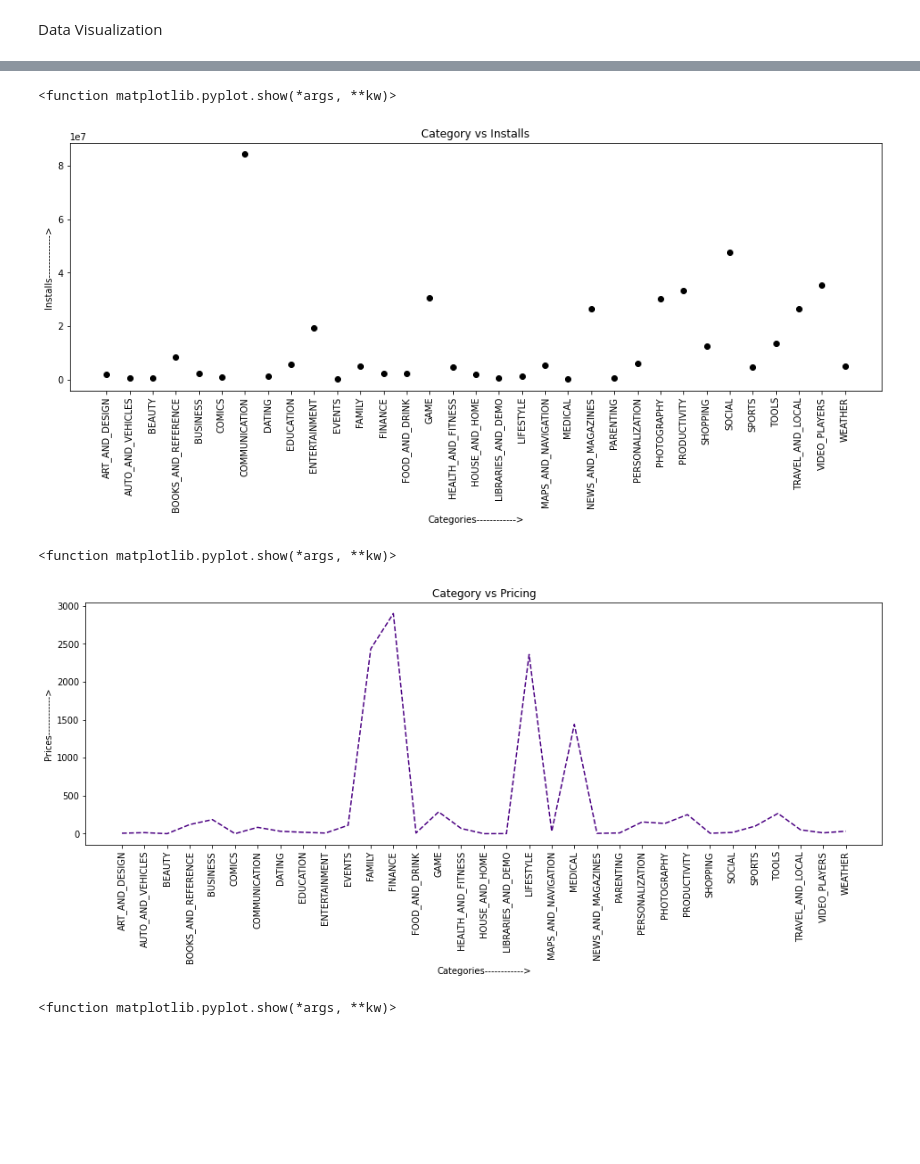
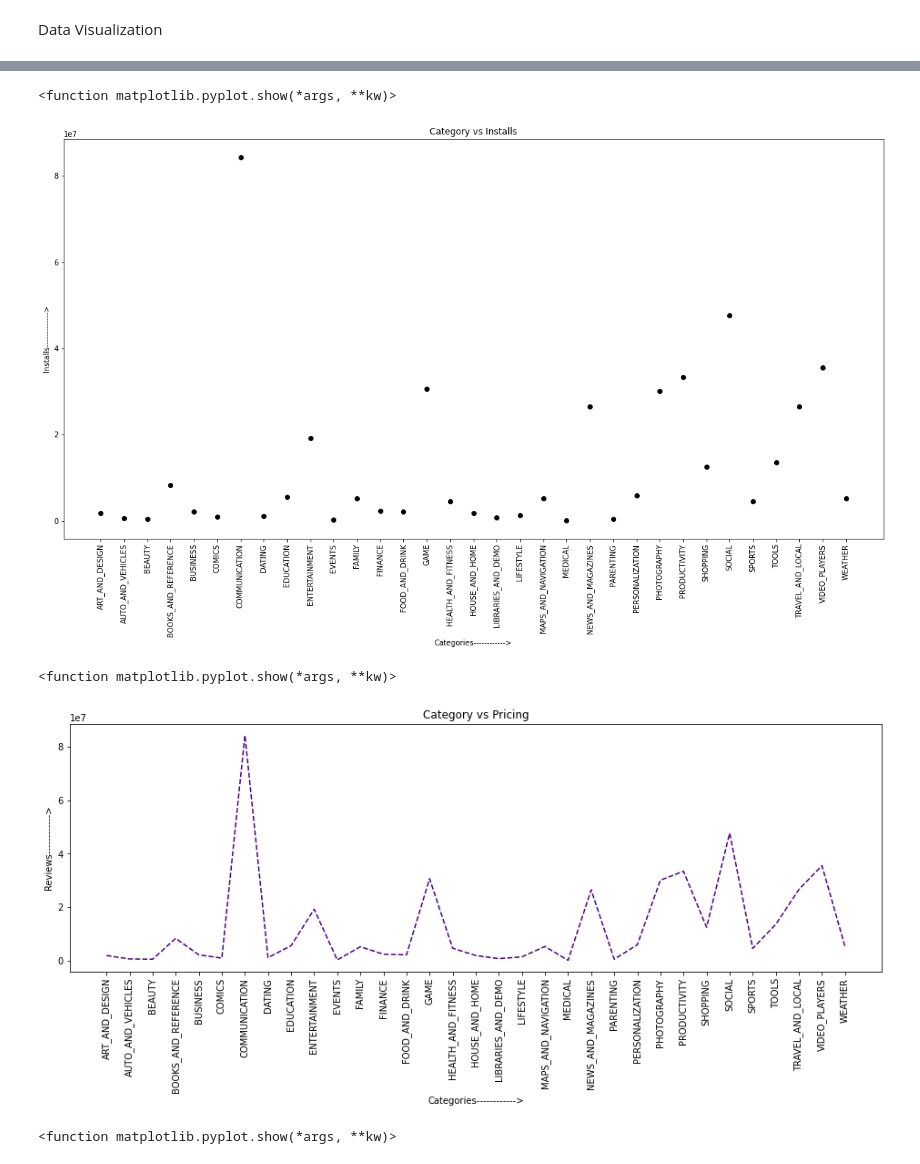
Before and after one commit to pravin-1040/Analysis-of-play-store-App, a Jupyter notebook: Play_Store_App_Review_Analysis_Capstone_Project_Individual.ipynb, the cells around one changed output, grey strips where cells are left out. Drawn from its saved outputs; the diff is of its cells as text; code cells hidden in the pictures; blank space fills up the shorter version.

```diff
--- a/Play_Store_App_Review_Analysis_Capstone_Project_Individual.ipynb
+++ b/Play_Store_App_Review_Analysis_Capstone_Project_Individual.ipynb
@@ -314,27 +313,27 @@ VIDEO_PLAYERS          6.307439e+05
 WEATHER                1.781065e+05
 Name: Reviews, dtype: float64
 # %%
-plt.figure(figsize=(16,5))
+plt.figure(figsize=(20,10))
 plt.plot(x,'ro',color='black')
 plt.xticks(rotation=90)
 plt.title('Category vs Installs')
 plt.xlabel('Categories------------>')
 plt.ylabel('Installs------------->')
 plt.show
 # %% [output]
 <function matplotlib.pyplot.show(*args, **kw)>
-[figure, old version]
+[figure, new version]
 # %%
 plt.figure(figsize=(16,5))
-plt.plot(y,'r--',color='indigo')
+plt.plot(x,'r--',color='indigo')
 plt.xticks(rotation=90)
 plt.title('Category vs Pricing')
 plt.xlabel('Categories------------>')
-plt.ylabel('Prices------------>')
+plt.ylabel('Reviews------------>')
 plt.show
 # %% [output]
 <function matplotlib.pyplot.show(*args, **kw)>
-[figure, old version]
+[figure, new version]
 # %%
 plt.figure(figsize=(16,5))
 plt.plot(z,'g^',color='green')
```
Also changed, not shown: parts of 5 cells of this notebook.
